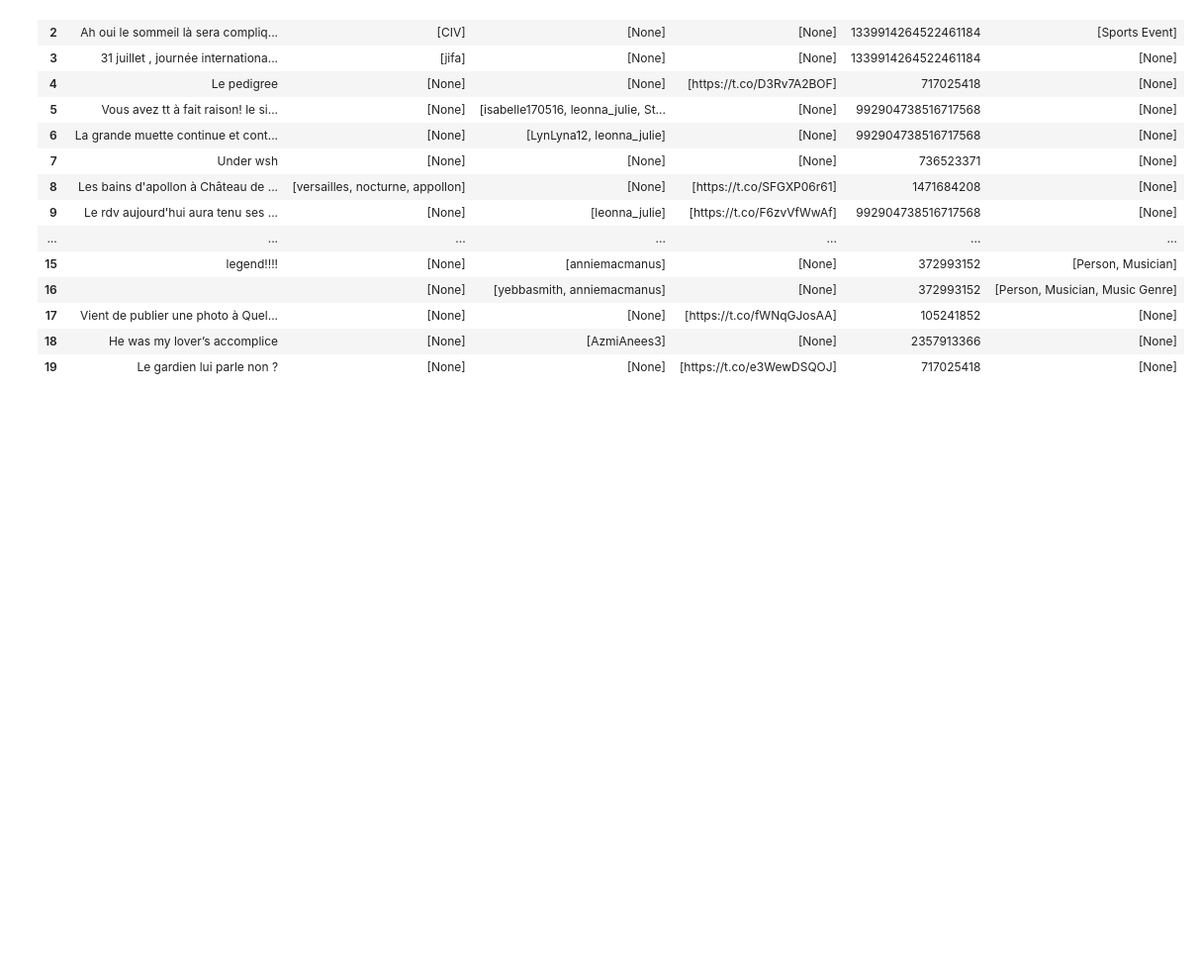
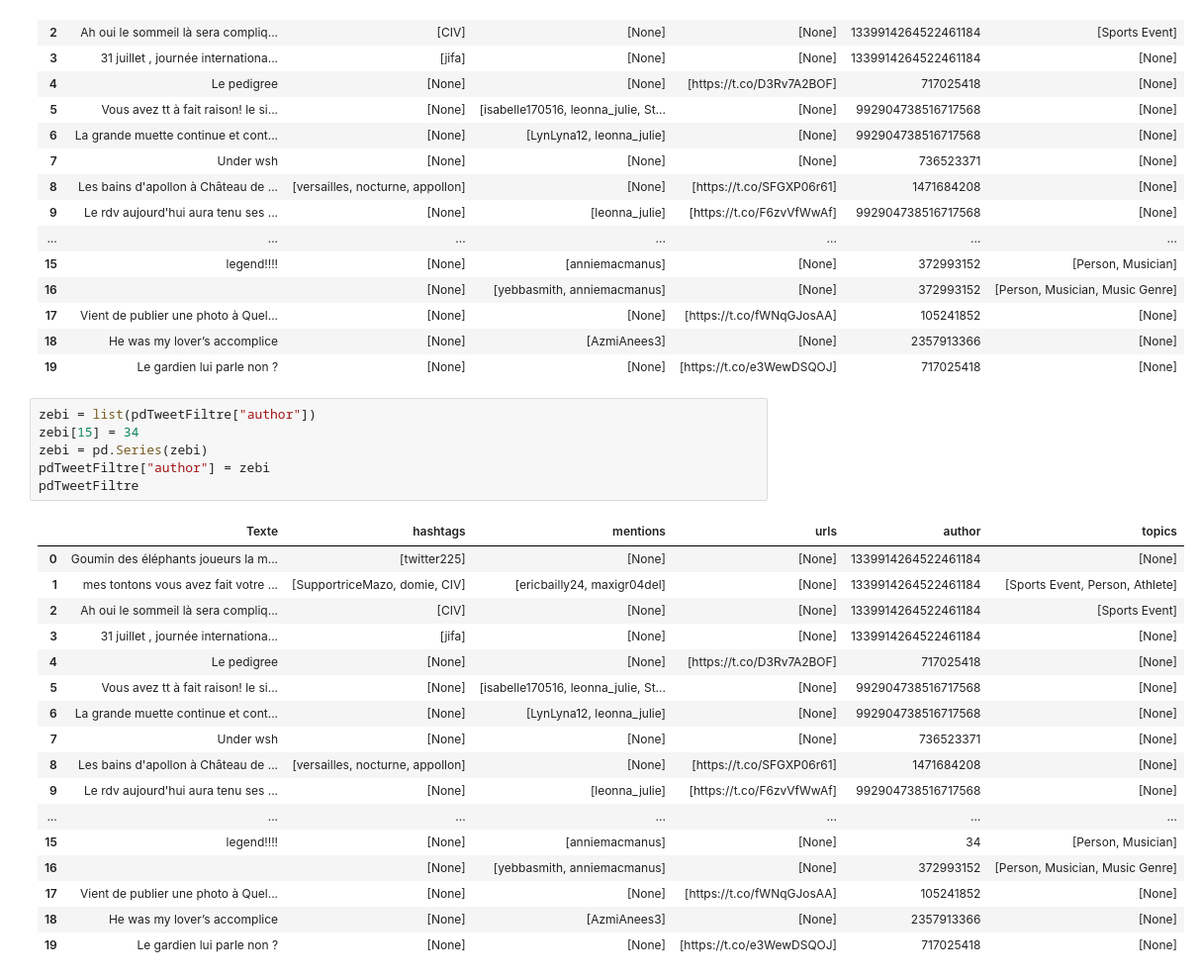
Before and after one commit to uvsq22102587/ProjetAnalyseDeDonnees, a Jupyter notebook: Notebook Final Benji.ipynb, the cells around one changed output. Shown at 99% size. Drawn from its saved outputs; the diff is of its cells as text; blank space fills up the shorter version.

```diff
--- a/Notebook Final Benji.ipynb
+++ b/Notebook Final Benji.ipynb
@@ -261,3 +261,27 @@ pdTweetFiltre
 | 17 | Vient de publier une photo à Quel... | [None] | [None] | [https://t.co/fWNqGJosAA] | 105241852 | [None] |
 | 18 | He was my lover’s accomplice | [None] | [AzmiAnees3] | [None] | 2357913366 | [None] |
 | 19 | Le gardien lui parle non ? | [None] | [None] | [https://t.co/e3WewDSQOJ] | 717025418 | [None] |
+# %%
+zebi = list(pdTweetFiltre["author"])
+zebi[15] = 34
+zebi = pd.Series(zebi)
+pdTweetFiltre["author"] = zebi
+pdTweetFiltre
+# %% [output]
+|  | Texte | hashtags | mentions | urls | author | topics |
+| 0 | Goumin des éléphants joueurs la m... | [twitter225] | [None] | [None] | 1339914264522461184 | [None] |
+| 1 | mes tontons vous avez fait votre ... | [SupportriceMazo, domie, CIV] | [ericbailly24, maxigr04del] | [None] | 1339914264522461184 | [Sports Event, Person, Athlete] |
+| 2 | Ah oui le sommeil là sera compliq... | [CIV] | [None] | [None] | 1339914264522461184 | [Sports Event] |
+| 3 | 31 juillet , journée internationa... | [jifa] | [None] | [None] | 1339914264522461184 | [None] |
+| 4 | Le pedigree | [None] | [None] | [https://t.co/D3Rv7A2BOF] | 717025418 | [None] |
+| 5 | Vous avez tt à fait raison! le si... | [None] | [isabelle170516, leonna_julie, St... | [None] | 992904738516717568 | [None] |
+| 6 | La grande muette continue et cont... | [None] | [LynLyna12, leonna_julie] | [None] | 992904738516717568 | [None] |
+| 7 | Under wsh | [None] | [None] | [None] | 736523371 | [None] |
+| 8 | Les bains d'apollon à Château de ... | [versailles, nocturne, appollon] | [None] | [https://t.co/SFGXP06r61] | 1471684208 | [None] |
+| 9 | Le rdv aujourd'hui aura tenu ses ... | [None] | [leonna_julie] | [https://t.co/F6zvVfWwAf] | 992904738516717568 | [None] |
+| ... | ... | ... | ... | ... | ... | ... |
+| 15 | legend!!!! | [None] | [anniemacmanus] | [None] | 34 | [Person, Musician] |
+| 16 |  | [None] | [yebbasmith, anniemacmanus] | [None] | 372993152 | [Person, Musician, Music Genre] |
+| 17 | Vient de publier une photo à Quel... | [None] | [None] | [https://t.co/fWNqGJosAA] | 105241852 | [None] |
+| 18 | He was my lover’s accomplice | [None] | [AzmiAnees3] | [None] | 2357913366 | [None] |
+| 19 | Le gardien lui parle non ? | [None] | [None] | [https://t.co/e3WewDSQOJ] | 717025418 | [None] |
```
Also changed, not shown: parts of 6 cells of this notebook.
